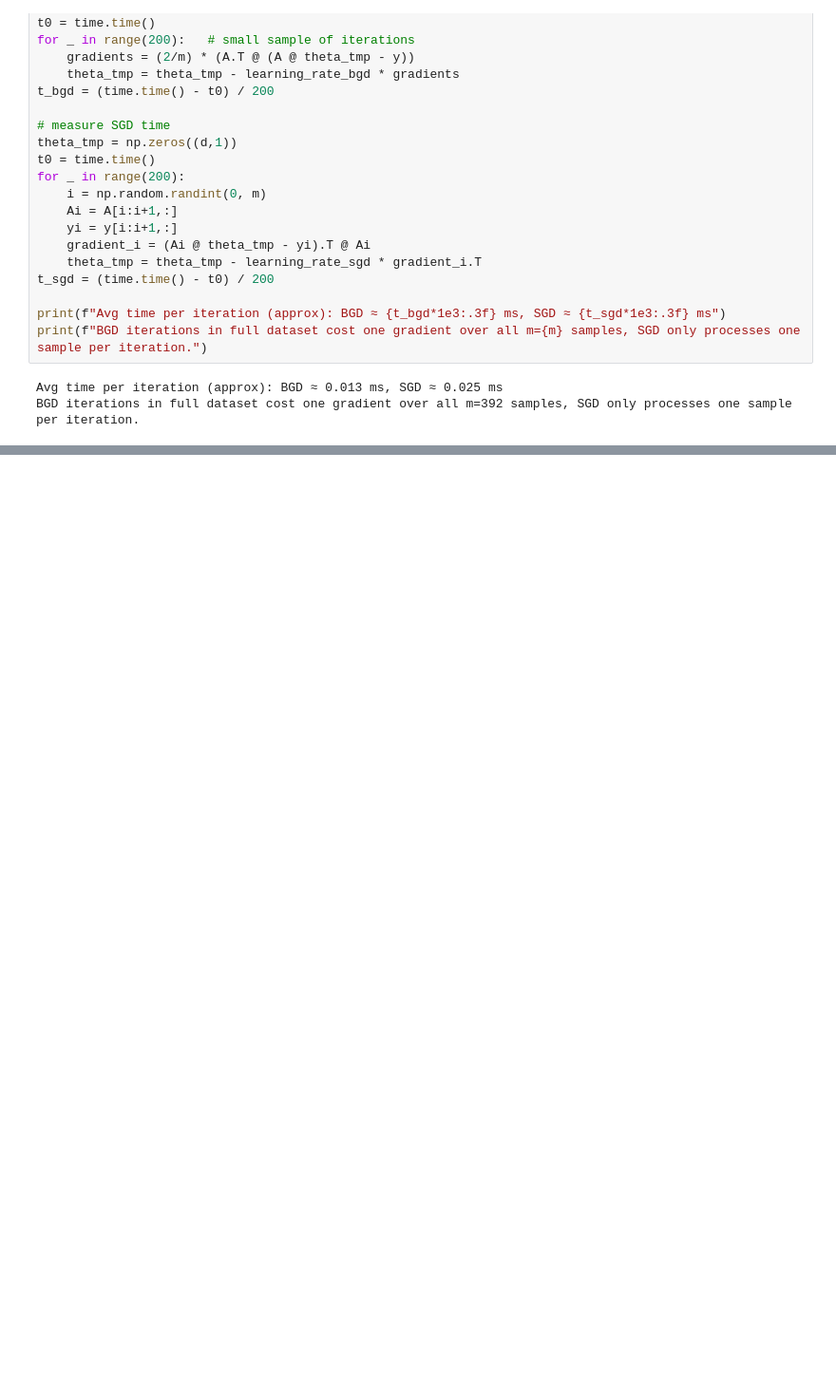
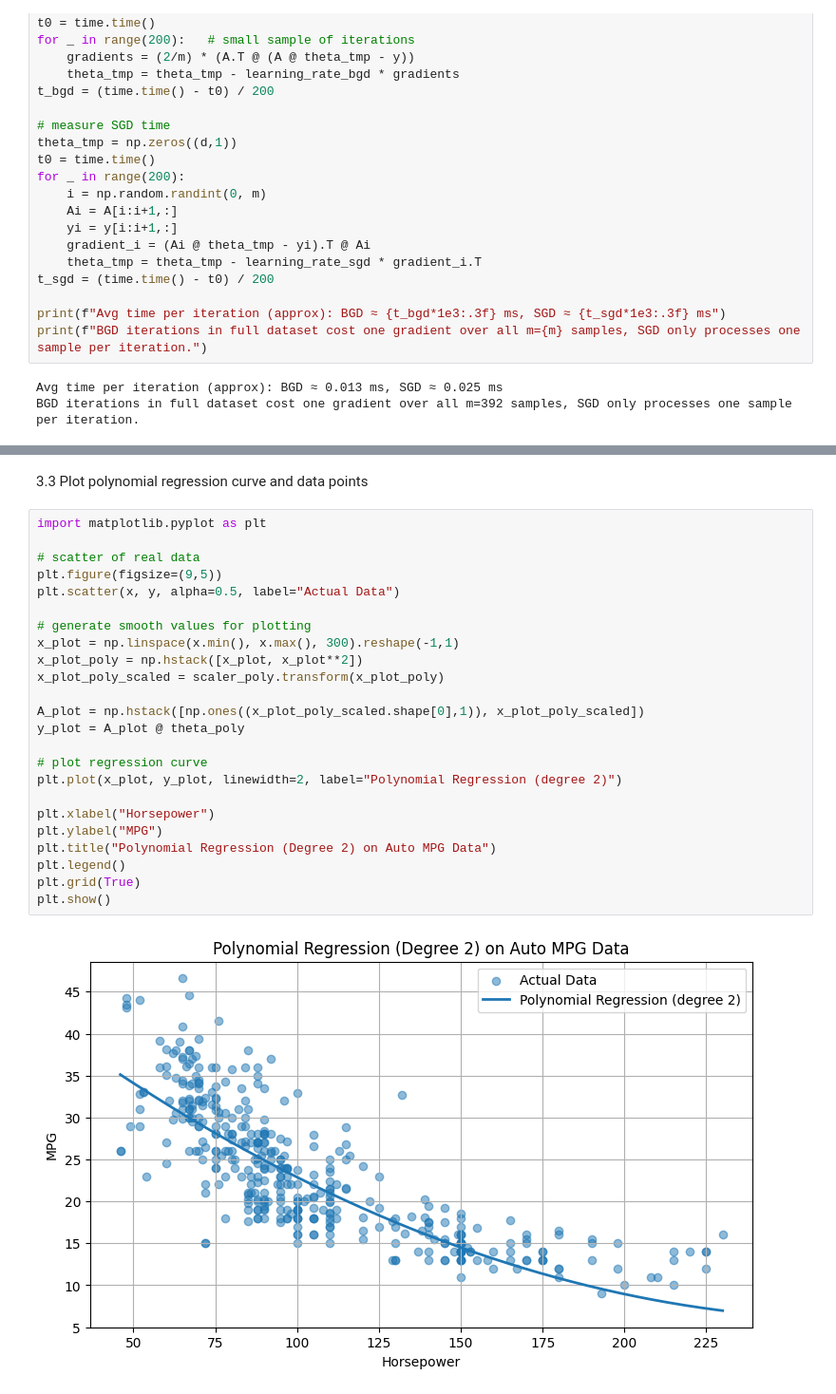
Before and after one commit to nazaninzareirad/computational_data_mining_2025, a Jupyter notebook: untitled9.ipynb, the cells around one changed output, grey strips where cells are left out. Shown at 95% size. Cells and saved outputs as stored; diff of their text form; blank space fills up the shorter version.

Commit message:
added polynomial regression on auto mpg

```diff
--- a/untitled9.ipynb
+++ b/untitled9.ipynb
@@ -361,0 +432,28 @@ BGD iterations in full dataset cost one gradient over all m=392 samples, SGD onl
+# %% [markdown]
+3.3 Plot polynomial regression curve and data points
+# %%
+import matplotlib.pyplot as plt
+
+# scatter of real data
+plt.figure(figsize=(9,5))
+plt.scatter(x, y, alpha=0.5, label="Actual Data")
+
+# generate smooth values for plotting
+x_plot = np.linspace(x.min(), x.max(), 300).reshape(-1,1)
+x_plot_poly = np.hstack([x_plot, x_plot**2])
+x_plot_poly_scaled = scaler_poly.transform(x_plot_poly)
+
+A_plot = np.hstack([np.ones((x_plot_poly_scaled.shape[0],1)), x_plot_poly_scaled])
+y_plot = A_plot @ theta_poly
+
+# plot regression curve
+plt.plot(x_plot, y_plot, linewidth=2, label="Polynomial Regression (degree 2)")
+
+plt.xlabel("Horsepower")
+plt.ylabel("MPG")
+plt.title("Polynomial Regression (Degree 2) on Auto MPG Data")
+plt.legend()
+plt.grid(True)
+plt.show()
+# %% [output]
+[figure, added]
```
Also changed, not shown: parts of 4 cells of this notebook.
